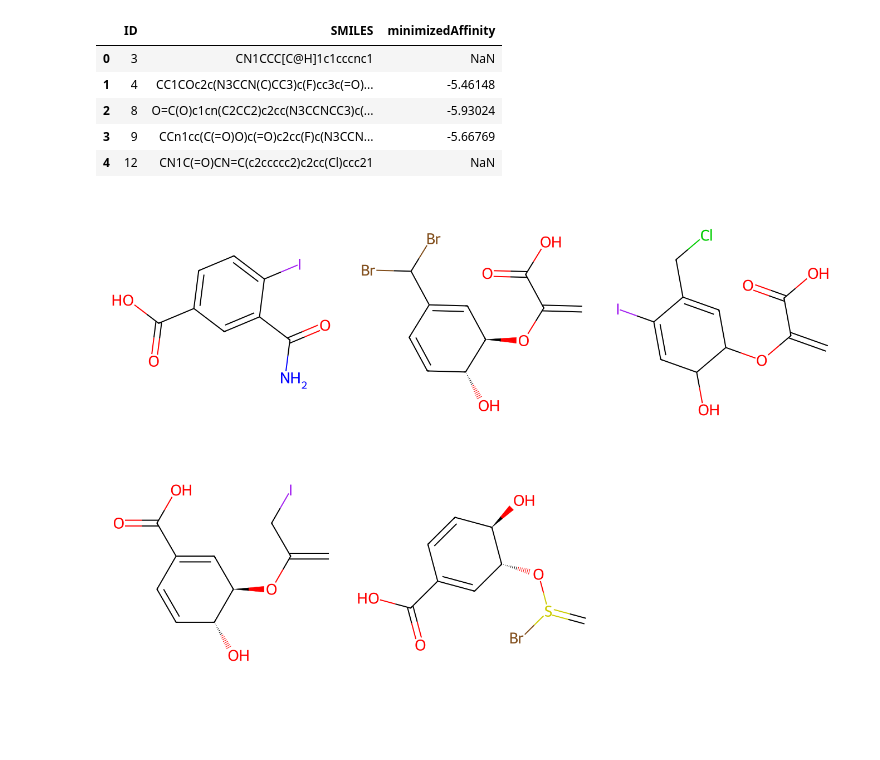
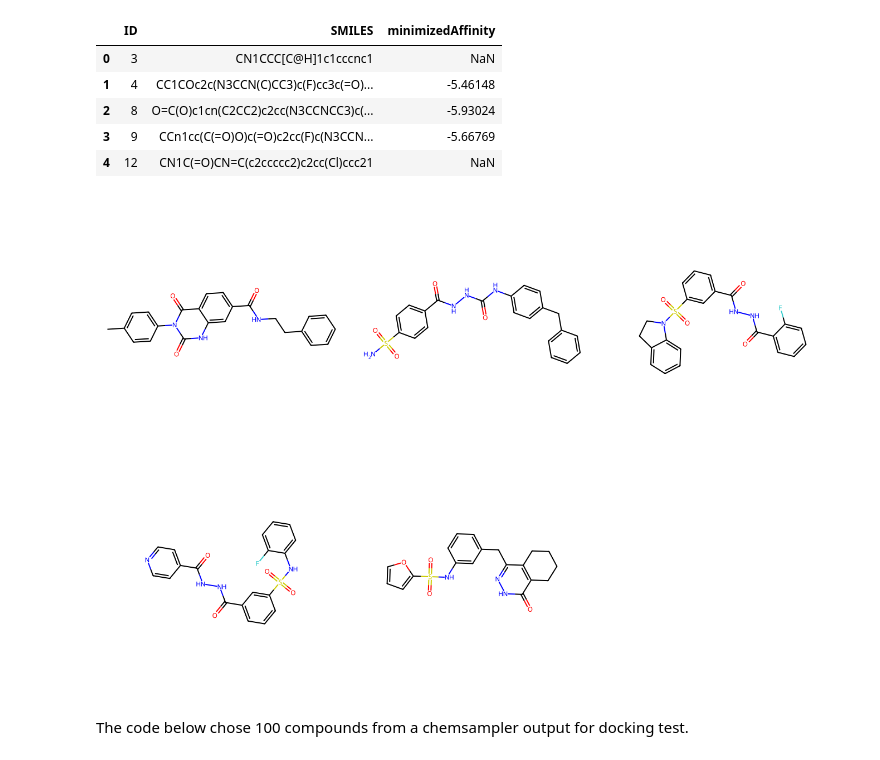
Before and after one commit to ersilia-os/pabb-docking, a Jupyter notebook: notebooks/docking.ipynb, the cells around one changed output. Drawn from its saved outputs; the diff is of its cells as text; code cells hidden in the pictures; blank space fills up the shorter version.

```diff
--- a/notebooks/docking.ipynb
+++ b/notebooks/docking.ipynb
@@ -265,39 +620,18 @@ df_merged.head()
 | 2 | 8 | O=C(O)c1cn(C2CC2)c2cc(N3CCNCC3)c(... | -5.93024 |
 | 3 | 9 | CCn1cc(C(=O)O)c(=O)c2cc(F)c(N3CCN... | -5.66769 |
 | 4 | 12 | CN1C(=O)CN=C(c2ccccc2)c2cc(Cl)ccc21 | NaN |
-# %%
-# Double check the lowest scoring compound manually (low scoring is better).
-
-# The below are the top 5 binders from the cho_sim50 search - .csv output taken and
-'''[C@H1]1(OC(=C)CS#S(=O)O)[C@H1](C)C=CC(=C1)C(O)=O
-[C@@H1]1(O)C=CC(=C[C@H1]1OC(C(=O)O)=C)C(Br)Br
-C(=C)(OC1C(C=C(C(=C1)CCl)I)O)C(=O)O
-ICC(O[C@H1]1[C@@H1](C=CC(C(=O)O)=C1)O)=C
-O=C(O)C=1C=C[C@@H1](O)[C@@H1](C=1)OS(=C)Br
-[C@H1]1(O)[C@@H1](C=C(C=C1)C(C(C)Br)=O)OC(C(O)=O)=C
-O([C@H]0[C@H](O)C=CC(C(=O)O)=C0)C(=C)Br
-C0=C(C(=O)C)C(I)=CC(O)C0OC(C(=O)O)=C
-C=1(C(O)=O)C(=CC(C(OC(C(O)=S)=C)C=1)O)I
-[C@@H1]1(OC(=C)C(O)=O)C=C(C(OBr)C)C=C1
-C0=C(C(=O)C)C(I)=CC(O)C0OC(C(=O)O)=C
-OC(C(=O)O)=CO[C@H1]1[C@H1](O)C=CC(=C1)C(C)OBr
-OC(=O)O[C@@H1]1C=C(C=C[C@H1]1O)C(C)OBr
-C1=C(I)C(C(=O)O)=CC1OC(C(=O)O)=C
-ClC(C(OC1C(C=C(C(C(=O)O)=C1)I)O)=C)O
-C0=CC(C(C)OBr)=C[C@@H](OC(=C)C(=O)O)[C@@H]0O
-NC(=O)C1=CC(C(=O)O)=CC=C1I
-OC=C(O[C@@H1]1C=C(C=C[C@H1]1O)C(C)OBr)C(=O)O
-C(=O)(C(=C(F)F)OC0C=C(C(=O)C)C=CC0O)O'''
-
-a = Chem.MolFromSmiles('NC(=O)C1=CC(C(=O)O)=CC=C1I')
-b = Chem.MolFromSmiles('[C@@H1]1(O)C=CC(=C[C@H1]1OC(C(=O)O)=C)C(Br)Br')
-c = Chem.MolFromSmiles('C(=C)(OC1C(C=C(C(=C1)CCl)I)O)C(=O)O')
-d = Chem.MolFromSmiles('ICC(O[C@H1]1[C@@H1](C=CC(C(=O)O)=C1)O)=C')
-e = Chem.MolFromSmiles('O=C(O)C=1C=C[C@@H1](O)[C@@H1](C=1)OS(=C)Br')
-
-Draw.MolsToGridImage((a,b,c,d,e), subImgSize=(450,450))
-# %% [output]
-[figure, removed]
+# %%
+# Double check the lowest scoring compound manually (low scoring is better).
+
+a = Chem.MolFromSmiles('Cc1ccc(-n2c(=O)[nH]c3cc(C(=O)NCCc4ccccc4)ccc3c2=O)cc1')
+b = Chem.MolFromSmiles('NS(=O)(=O)c1ccc(C(=O)NNC(=O)Nc2ccc(Cc3ccccc3)cc2)cc1')
+c = Chem.MolFromSmiles('O=C(NNC(=O)c1ccccc1F)c1cccc(S(=O)(=O)N2CCc3ccccc32)c1')
+d = Chem.MolFromSmiles('O=C(NNC(=O)c1cccc(S(=O)(=O)Nc2ccccc2F)c1)c1ccncc1')
+e = Chem.MolFromSmiles('O=c1[nH]nc(Cc2cccc(NS(=O)(=O)c3ccco3)c2)c2c1CCCC2')
+
+Draw.MolsToGridImage((a,b,c,d,e), subImgSize=(450,450))
+# %% [output]
+[figure, added]
 # %%
 def run():
     prep_smiles(smiles_csv)
@@ -308,3 +642,5 @@ def run():
     affinities_to_smiles(docking_output)
 # %%
 run()
+# %% [markdown]
+The code below chose 100 compounds from a chemsampler output for docking test.
```
Also changed, not shown: parts of 29 cells of this notebook, 8 other files.
